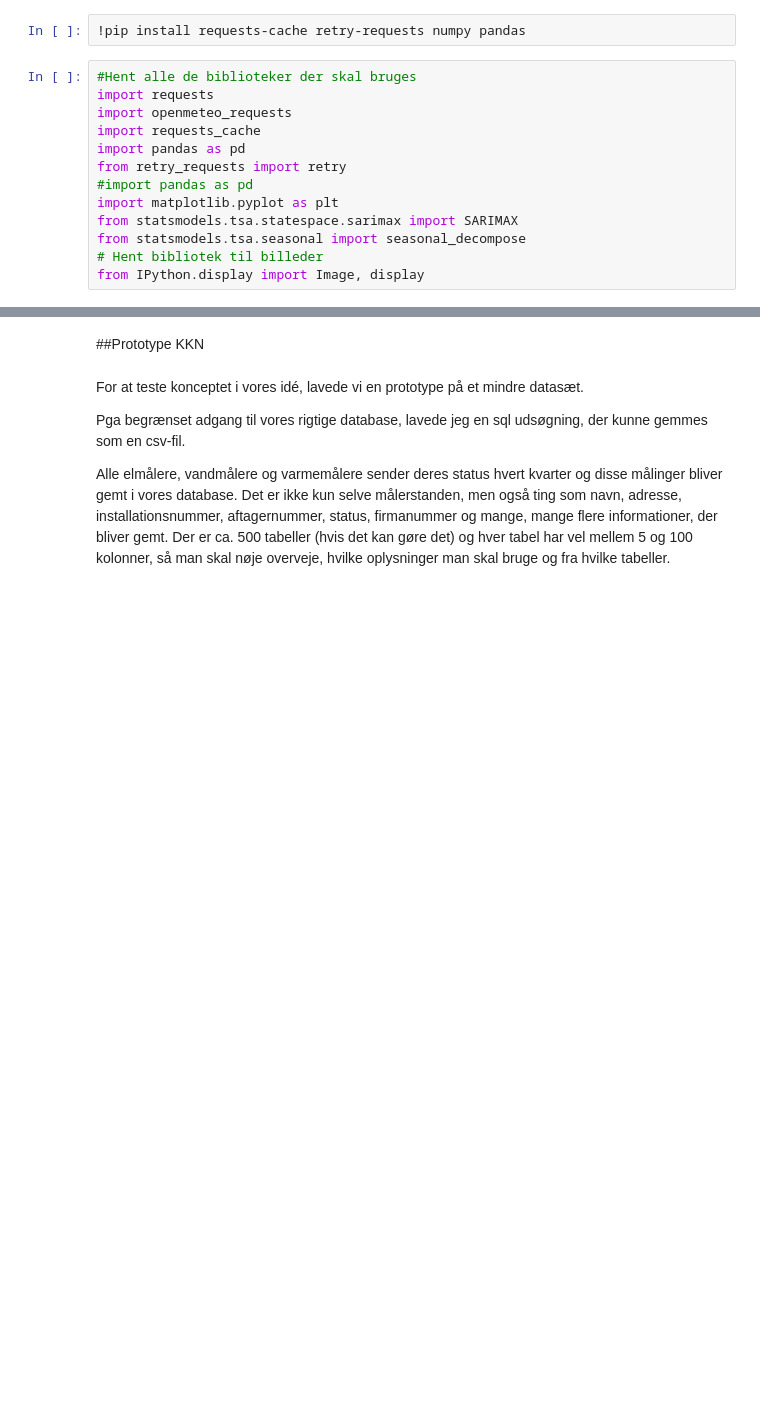
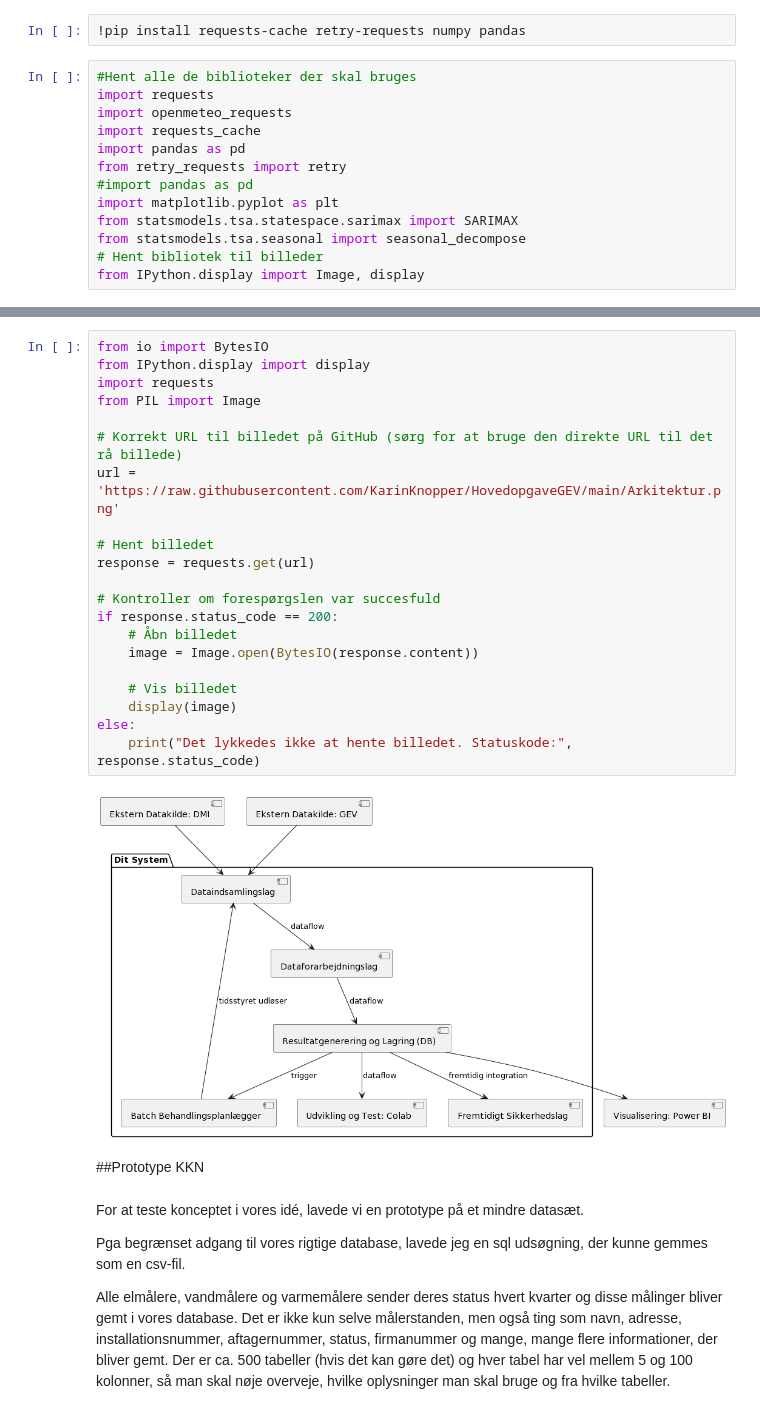
Before and after one commit to KarinKnopper/HovedopgaveGEV, a Jupyter notebook: HovedopgaveGEV.ipynb, the cells around one changed output, grey strips where cells are left out. Cells and saved outputs as stored; diff of their text form; blank space fills up the shorter version.

```diff
--- a/HovedopgaveGEV.ipynb
+++ b/HovedopgaveGEV.ipynb
@@ -298,3 +293,26 @@ Visualiseringsmodulet: Til sidst bruger vi Power BI til at visualisere både de
+# %%
+from io import BytesIO
+from IPython.display import display
+import requests
+from PIL import Image
+
+# Korrekt URL til billedet på GitHub (sørg for at bruge den direkte URL til det rå billede)
+url = 'https://raw.githubusercontent.com/KarinKnopper/HovedopgaveGEV/main/Arkitektur.png'
+
+# Hent billedet
+response = requests.get(url)
+
+# Kontroller om forespørgslen var succesfuld
+if response.status_code == 200:
+    # Åbn billedet
+    image = Image.open(BytesIO(response.content))
+
+    # Vis billedet
+    display(image)
+else:
+    print("Det lykkedes ikke at hente billedet. Statuskode:", response.status_code)
+# %% [output]
+[figure, added]
 # %% [markdown]
 ##Prototype
 KKN
```
Also changed, not shown: parts of 16 cells of this notebook.
